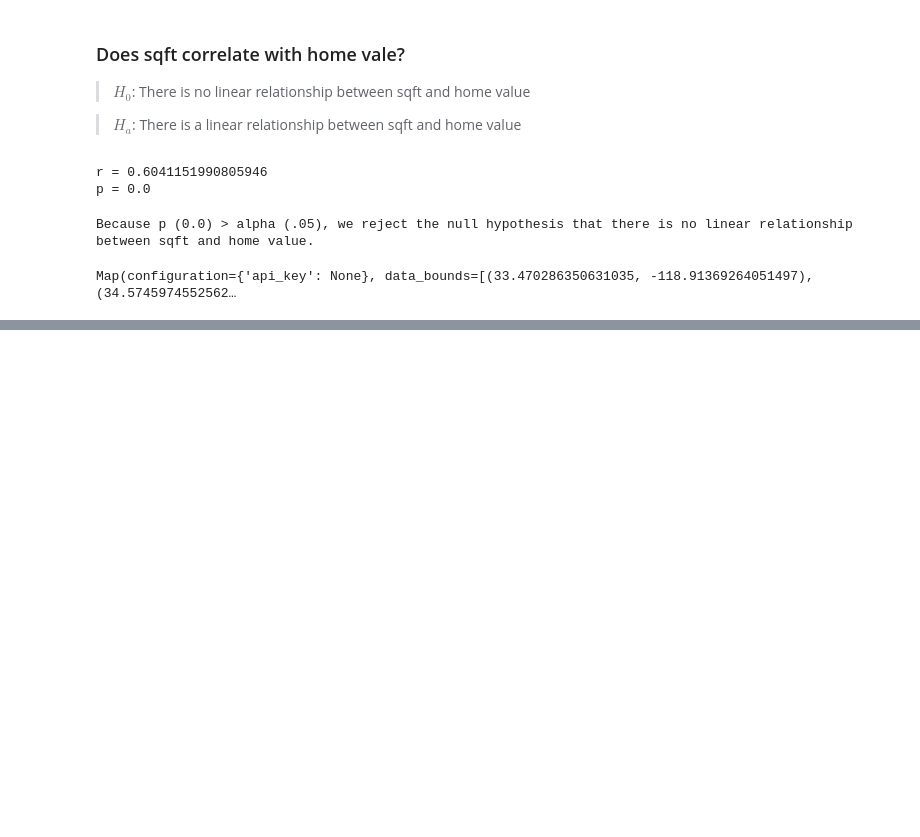
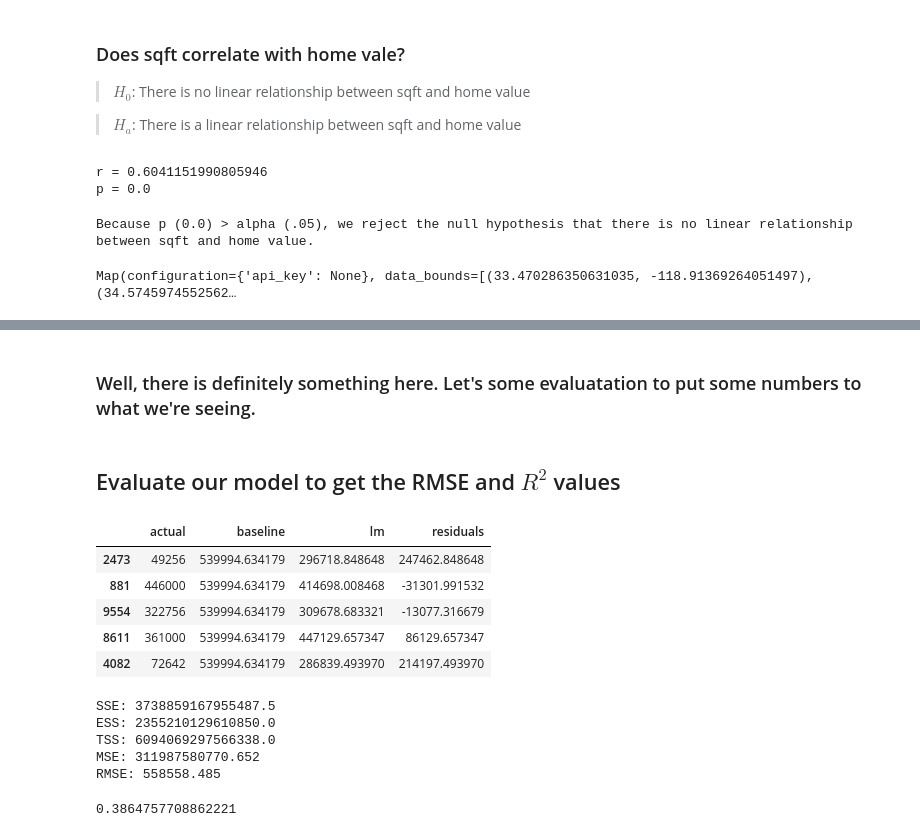
Before and after one commit to chasethompson/Home-Value-Estimator, a Jupyter notebook: zillow_project.ipynb, the cells around one changed output, grey strips where cells are left out. Cells and saved outputs as stored; diff of their text form; code cells hidden in the pictures; blank space fills up the shorter version.

```diff
--- a/zillow_project.ipynb
+++ b/zillow_project.ipynb
@@ -513,0 +566,13 @@ predictions_train['baseline'] = lm1_predictions
+# %% [markdown]
+### Well, there is definitely something here. Let's some evaluatation to put some numbers to what we're seeing.
+# %% [markdown]
+## Evaluate our model to get the RMSE and $R^2$ values
+# %%
+predictions_train.head()
+# %% [output]
+|  | actual | baseline | lm | residuals |
+| 2473 | 49256 | 539994.634179 | 296718.848648 | 247462.848648 |
+| 881 | 446000 | 539994.634179 | 414698.008468 | -31301.991532 |
+| 9554 | 322756 | 539994.634179 | 309678.683321 | -13077.316679 |
+| 8611 | 361000 | 539994.634179 | 447129.657347 | 86129.657347 |
+| 4082 | 72642 | 539994.634179 | 286839.493970 | 214197.493970 |
@@ -513,0 +599,12 @@ predictions_train['baseline'] = lm1_predictions
+# %%
+print(f'SSE: {round(SSE, 3)}')
+print(f'ESS: {round(ESS, 3)}')
+print(f'TSS: {round(TSS, 3)}')
+print(f'MSE: {round(MSE, 3)}')
+print(f'RMSE: {round(RMSE,3)}')
+# %% [output]
+SSE: 3738859167955487.5
+ESS: 2355210129610850.0
+TSS: 6094069297566338.0
+MSE: 311987580770.652
+RMSE: 558558.485
@@ -513,0 +613,4 @@ predictions_train['baseline'] = lm1_predictions
+# %%
+r2
+# %% [output]
+0.3864757708862221
```
Also changed, not shown: parts of 17 cells of this notebook.
